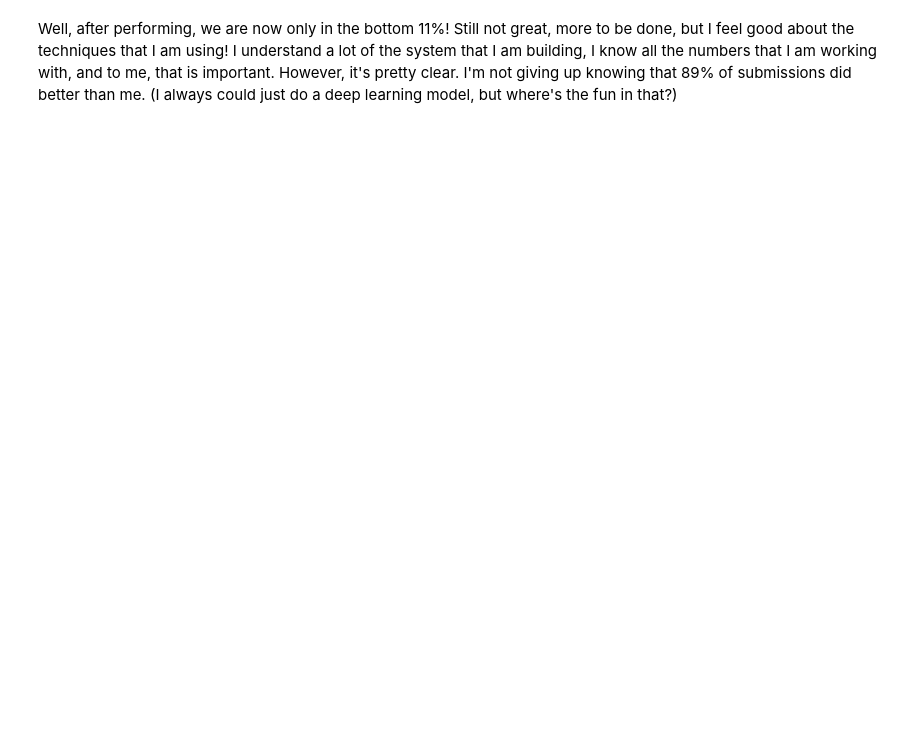
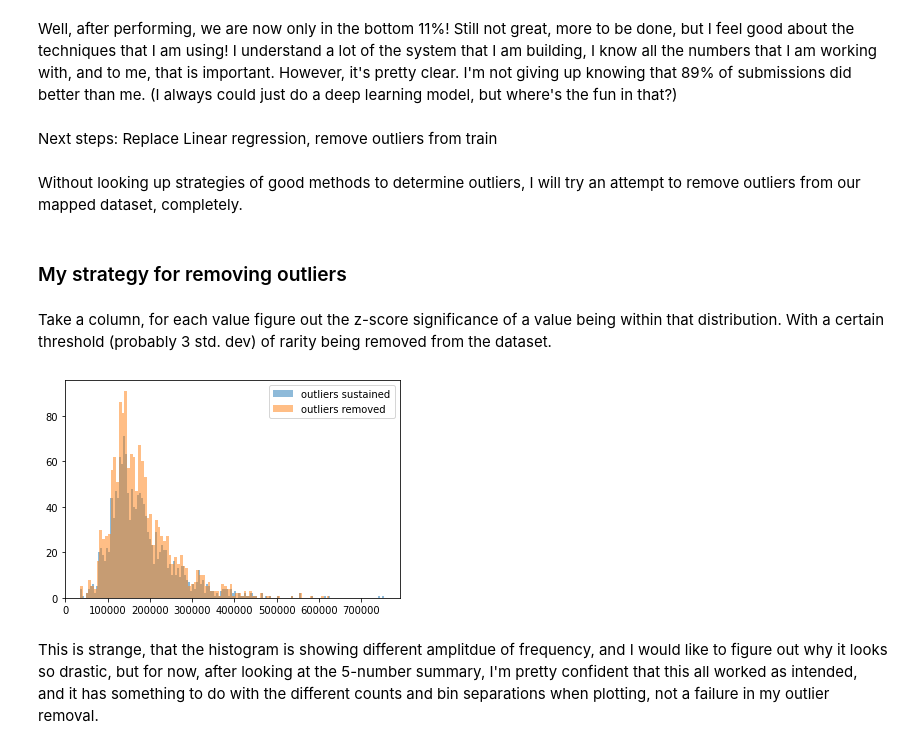
Before and after one commit to Wsoren1/housing_prices_kaggle, a Jupyter notebook: Submission 2.ipynb, the cells around one changed output. Saved outputs shown, nothing was run; the diff lists cells and outputs as text; code cells hidden in the pictures; blank space fills up the shorter version.

```diff
--- a/Submission 2.ipynb
+++ b/Submission 2.ipynb
@@ -213,2 +230,28 @@ Note that the two distributions are representing different entities, predictions
 # %% [markdown]
 Well, after performing, we are now only in the bottom 11%!  Still not great, more to be done, but I feel good about the techniques that I am using! I understand a lot of the system that I am building, I know all the numbers that I am working with, and to me, that is important.  However, it's pretty clear.  I'm not giving up knowing that 89% of submissions did better than me.  (I always could just do a deep learning model, but where's the fun in that?)
+# %% [markdown]
+Next steps: Replace Linear regression, remove outliers from train
+# %% [markdown]
+Without looking up strategies of good methods to determine outliers, I will try an attempt to remove outliers from our mapped dataset, completely.
+# %% [markdown]
+### My strategy for removing outliers
+# %% [markdown]
+Take a column, for each value figure out the z-score significance of a value being within that distribution.  With a certain threshold (probably 3 std. dev) of rarity being removed from the dataset.
+# %%
+# remove_outliers(column: pd.Series): pd.Series # boolean (filter mask)
+def remove_outliers_filter(column):
+    z_score = lambda x : (x - np.mean(column))/np.std(column)
+    z_score_dist = column.apply(z_score)
+    filt = z_score_dist < 7
+    return filt
+# %%
+clean_data = mapped_train['SalePrice'].loc[remove_outliers_filter(mapped_train['SalePrice'])]
+
+plt.hist(mapped_train['SalePrice'], bins=150, label='outliers sustained', alpha=0.5)
+plt.hist(clean_data, bins=90, label='outliers removed', alpha=0.5)
+plt.legend()
+plt.show()
+# %% [output]
+[figure, added]
+# %% [markdown]
+This is strange, that the histogram is showing different amplitdue of frequency, and I would like to figure out why it looks so drastic, but for now, after looking at the 5-number summary, I'm pretty confident that this all worked as intended, and it has something to do with the different counts and bin separations when plotting, not a failure in my outlier removal.
```
Also changed, not shown: parts of 13 cells of this notebook, 1 other file.
